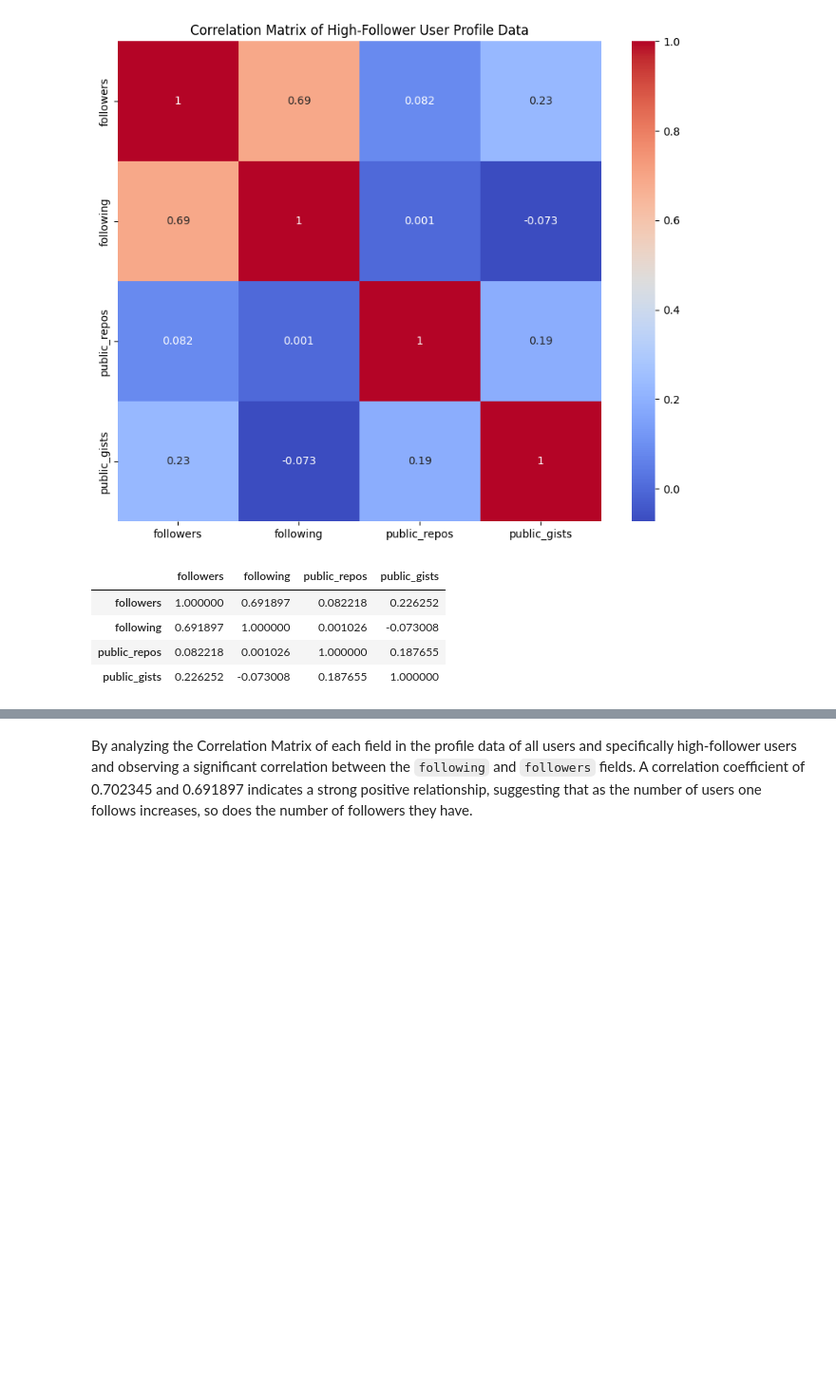
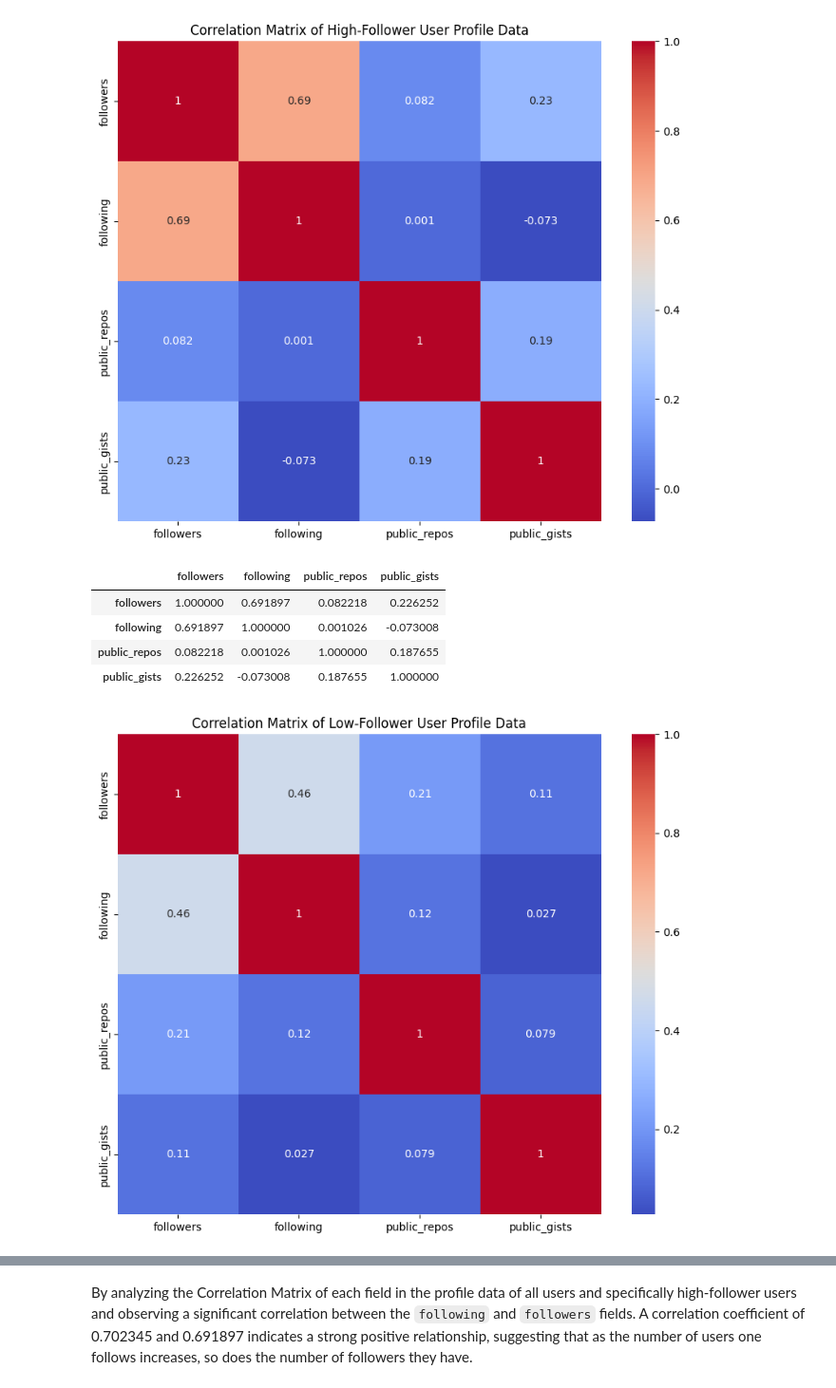
Before and after one commit to kritserv/analyze-how-python-developer-use-github, a Jupyter notebook: data_analysis.ipynb, the cells around one changed output, grey strips where cells are left out. Shown at 95% size. Cells and saved outputs as stored; diff of their text form; code cells hidden in the pictures; blank space fills up the shorter version.

```diff
--- a/data_analysis.ipynb
+++ b/data_analysis.ipynb
@@ -102,6 +113,7 @@ high_follower_event_data = event_data[event_data['user_alias'].isin(high_followe
 high_follower_repo_data = repo_data[repo_data['user_alias'].isin(high_follower_aliases)]
 high_follower_starred_data = starred_data[starred_data['user_alias'].isin(high_follower_aliases)]
 # %%
+low_follower_users = profile_data[~profile_data['user_alias'].isin(high_follower_aliases)]
 low_follower_event_data = event_data[~event_data['user_alias'].isin(high_follower_aliases)]
 low_follower_repo_data = repo_data[~repo_data['user_alias'].isin(high_follower_aliases)]
 low_follower_starred_data = starred_data[~starred_data['user_alias'].isin(high_follower_aliases)]
@@ -144,3 +156,7 @@ corr
 | following | 0.691897 | 1.000000 | 0.001026 | -0.073008 |
 | public_repos | 0.082218 | 0.001026 | 1.000000 | 0.187655 |
 | public_gists | 0.226252 | -0.073008 | 0.187655 | 1.000000 |
+# %%
+corr = PlotCorr(SelectNumericColumn(low_follower_users), title='Correlation Matrix of Low-Follower User Profile Data')
+# %% [output]
+[figure, added]
```
Also changed, not shown: parts of 15 cells of this notebook.
